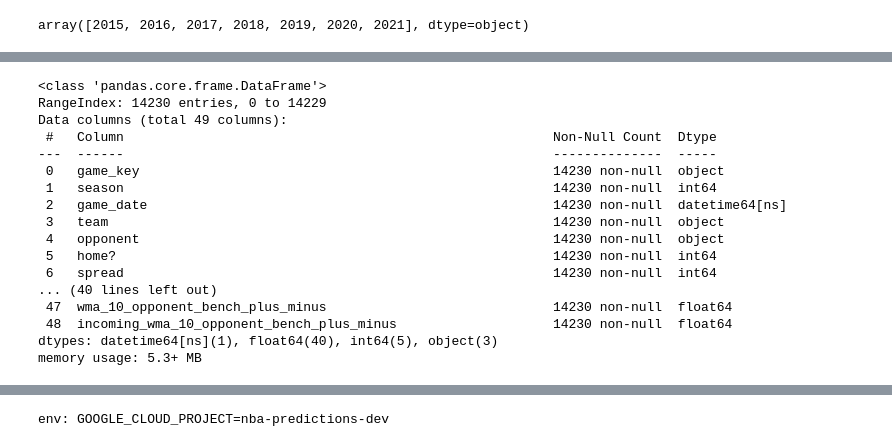
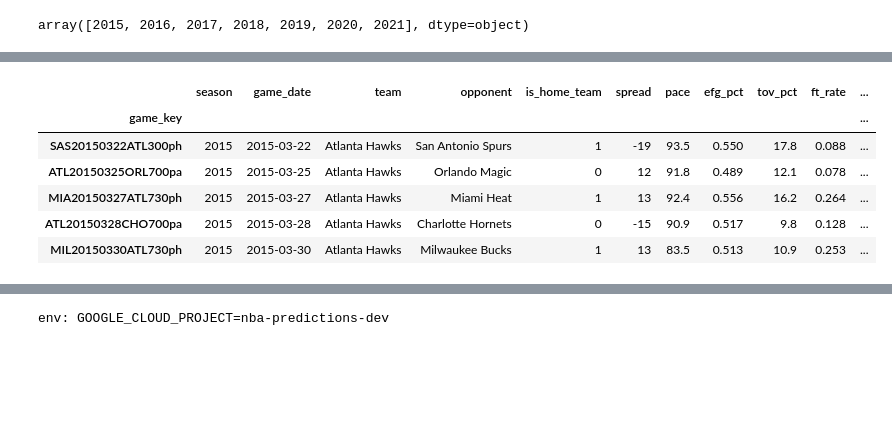
Before and after one commit to cwilbar04/gcp-end-to-end-nba-predictions, a Jupyter notebook: notebooks/model_data_creation_sandbox.ipynb, the cells around one changed output, grey strips where cells are left out. Drawn from its saved outputs; the diff is of its cells as text; code cells hidden in the pictures; blank space fills up the shorter version.

```diff
--- a/notebooks/model_data_creation_sandbox.ipynb
+++ b/notebooks/model_data_creation_sandbox.ipynb
@@ -687,25 +680,15 @@ ValueError: ignored
 # %%
 model_game_data.reset_index(drop=False,inplace=True)
 # %%
-model_game_data.info()
+model_game_data.head()
 # %% [output]
-<class 'pandas.core.frame.DataFrame'>
-RangeIndex: 14230 entries, 0 to 14229
-Data columns (total 49 columns):
- #   Column                                                       Non-Null Count  Dtype
----  ------                                                       --------------  -----
- 0   game_key                                                     14230 non-null  object
- 1   season                                                       14230 non-null  int64
- 2   game_date                                                    14230 non-null  datetime64[ns]
- 3   team                                                         14230 non-null  object
- 4   opponent                                                     14230 non-null  object
- 5   home?                                                        14230 non-null  int64
- 6   spread                                                       14230 non-null  int64
-... (40 lines left out)
- 47  wma_10_opponent_bench_plus_minus                             14230 non-null  float64
- 48  incoming_wma_10_opponent_bench_plus_minus                    14230 non-null  float64
-dtypes: datetime64[ns](1), float64(40), int64(5), object(3)
-memory usage: 5.3+ MB
+|  | season | game_date | team | opponent | is_home_team | spread | pace | efg_pct | tov_pct | ft_rate | ... |
+| game_key |  |  |  |  |  |  |  |  |  |  | ... |
+| SAS20150322ATL300ph | 2015 | 2015-03-22 | Atlanta Hawks | San Antonio Spurs | 1 | -19 | 93.5 | 0.550 | 17.8 | 0.088 | ... |
+| ATL20150325ORL700pa | 2015 | 2015-03-25 | Atlanta Hawks | Orlando Magic | 0 | 12 | 91.8 | 0.489 | 12.1 | 0.078 | ... |
+| MIA20150327ATL730ph | 2015 | 2015-03-27 | Atlanta Hawks | Miami Heat | 1 | 13 | 92.4 | 0.556 | 16.2 | 0.264 | ... |
+| ATL20150328CHO700pa | 2015 | 2015-03-28 | Atlanta Hawks | Charlotte Hornets | 0 | -15 | 90.9 | 0.517 | 9.8 | 0.128 | ... |
+| MIL20150330ATL730ph | 2015 | 2015-03-30 | Atlanta Hawks | Milwaukee Bucks | 1 | 13 | 83.5 | 0.513 | 10.9 | 0.253 | ... |
 # %%
 model_game_data.columns
 # %% [output]
```
Also changed, not shown: parts of 25 cells of this notebook.
